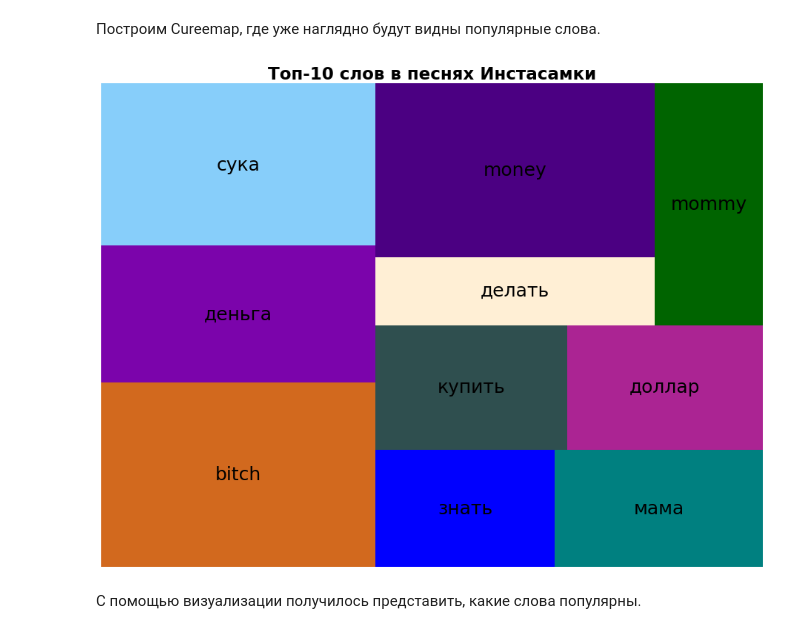
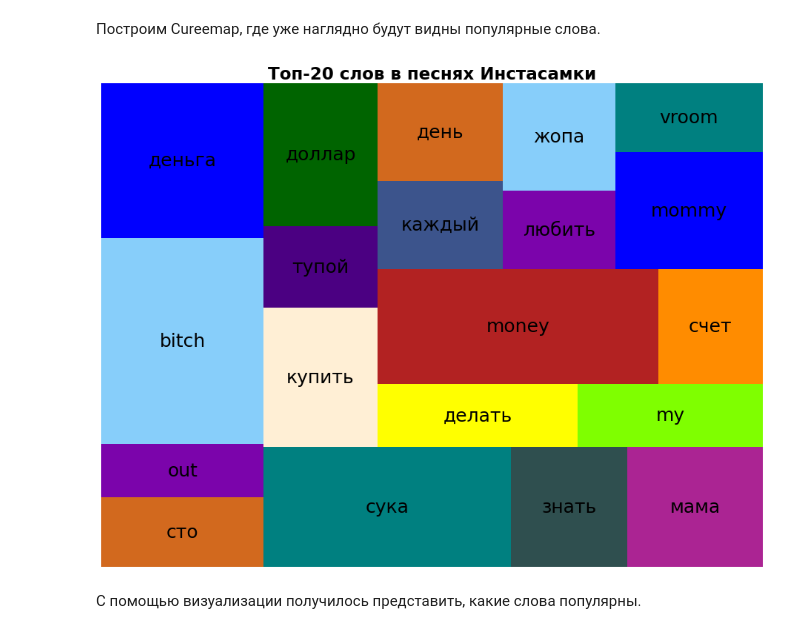
Before and after one commit to iliakiselev/top_10_words_from_Instasamka_songs, a Jupyter notebook: (18+) top-10 words from Instasamka's songs .ipynb, the cells around one changed output. Drawn from its saved outputs; the diff is of its cells as text; code cells hidden in the pictures.

```diff
--- a/(18+) top-10 words from Instasamka's songs .ipynb
+++ b/(18+) top-10 words from Instasamka's songs .ipynb
@@ -110,6 +113,7 @@ def word_counter(tokens):
     return word_counts
 
 word_count = word_counter(lemmas_corrected)
+word_count_30 = word_count.most_common(30)
 word_count.most_common(10)
 # %% [output]
 [('bitch', 209),
@@ -135,0 +150,17 @@ plt.show();
+# %%
+word, count_word = zip(*word_count_30)
+# %%
+fig = plt.figure(figsize=(19, 10))
+
+myhex = '#8CCB5E'
+x = list(word)[:32]
+y = list(count_word)[:32]
+
+plt.bar(x, y, color = myhex)
+
+plt.xlabel('Слова', fontsize=16)
+plt.xticks(rotation=90)
+plt.ylabel('Количество', fontsize=16)
+
+plt.title("Количество слов в песнях Инстасамки(по убыванию)",fontsize=23,fontweight="bold")
+plt.show();
@@ -167,21 +188,21 @@ wc.sort_values('count', ascending=False).iloc[:10]
 # %%
 some_colors = ['#D2691E', '#7b04ab', '#87CEFA','#0000FF','#008080'\
               ,'#2F4F4F','#ab2493','#FFEFD5','#4B0082','#006400' \
               ,'#FFFF00','#7FFF00','#B22222','#FF8C00', '#3c548c']
 
 fig = plt.gcf()
 ax = fig.add_subplot()
 fig.set_size_inches(16, 12)
 
-wc_top20 = wc[wc['rank'] <= 10]
+wc_top20 = wc[wc['rank'] <= 20]
 squarify.plot(sizes=wc_top20['pct_total'], label=wc_top20['word'], \
         color=some_colors, \
         alpha=1, \
         text_kwargs={'fontsize':25})
-plt.title("Топ-10 слов в песнях Инстасамки",fontsize=23,fontweight="bold")
+plt.title("Топ-20 слов в песнях Инстасамки",fontsize=23,fontweight="bold")
 plt.axis('off')
 plt.show();
 # %% [output]
-[figure, old version]
+[figure, new version]
 # %% [markdown]
 С помощью визуализации получилось представить, какие слова популярны.
```
Also changed, not shown: parts of 6 cells of this notebook.
